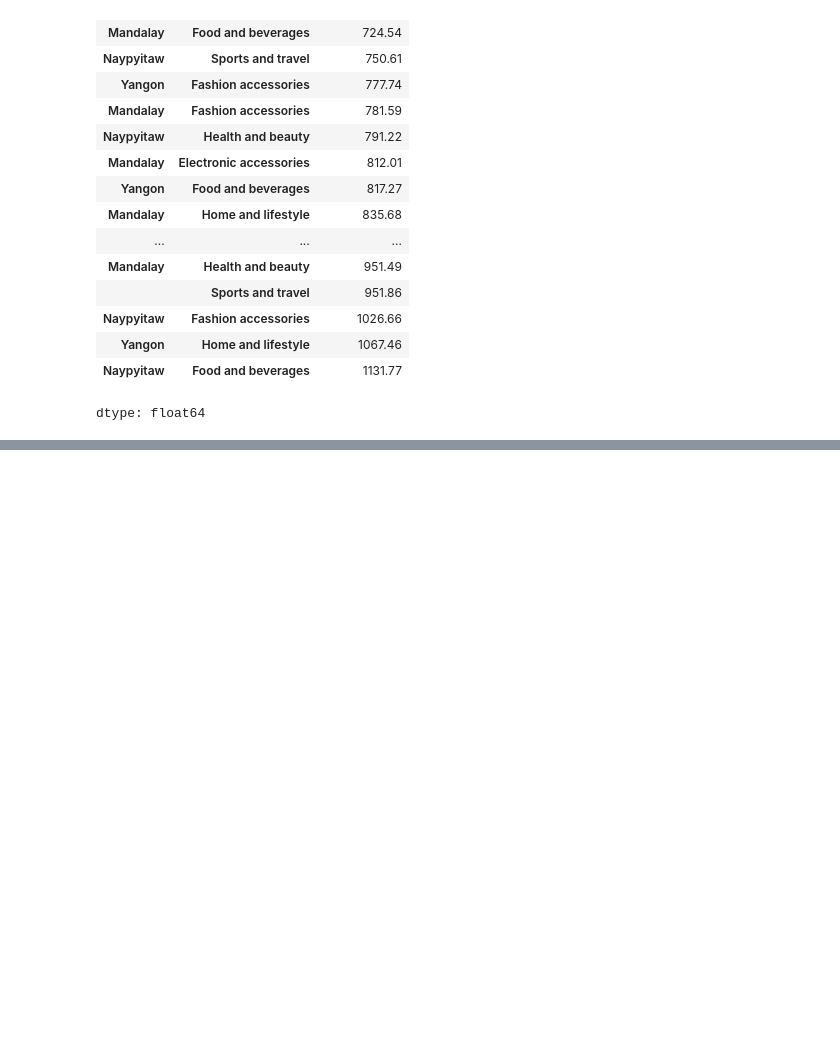
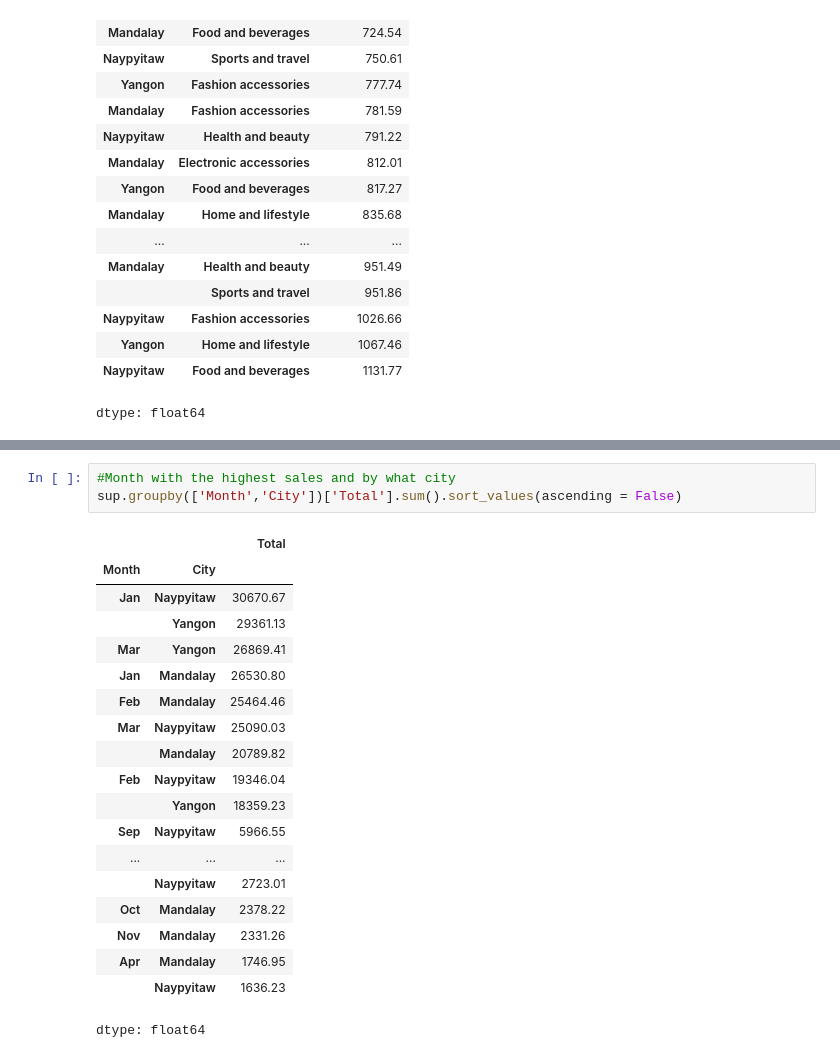
Before and after one commit to Est-didi/Data-practice-projects, a Jupyter notebook: Supermarket_analysis_.ipynb, the cells around one changed output, grey strips where cells are left out. Cells and saved outputs as stored; diff of their text form; blank space fills up the shorter version.

```diff
--- a/Supermarket_analysis_.ipynb
+++ b/Supermarket_analysis_.ipynb
@@ -368,0 +473,23 @@ dtype: float64
+# %%
+#Month with the highest sales and by what city
+sup.groupby(['Month','City'])['Total'].sum().sort_values(ascending = False)
+# %% [output]
+|  |  | Total |
+| Month | City |  |
+| Jan | Naypyitaw | 30670.67 |
+|  | Yangon | 29361.13 |
+| Mar | Yangon | 26869.41 |
+| Jan | Mandalay | 26530.80 |
+| Feb | Mandalay | 25464.46 |
+| Mar | Naypyitaw | 25090.03 |
+|  | Mandalay | 20789.82 |
+| Feb | Naypyitaw | 19346.04 |
+|  | Yangon | 18359.23 |
+| Sep | Naypyitaw | 5966.55 |
+| ... | ... | ... |
+|  | Naypyitaw | 2723.01 |
+| Oct | Mandalay | 2378.22 |
+| Nov | Mandalay | 2331.26 |
+| Apr | Mandalay | 1746.95 |
+|  | Naypyitaw | 1636.23 |
+dtype: float64
```
Also changed, not shown: parts of 15 cells of this notebook.
